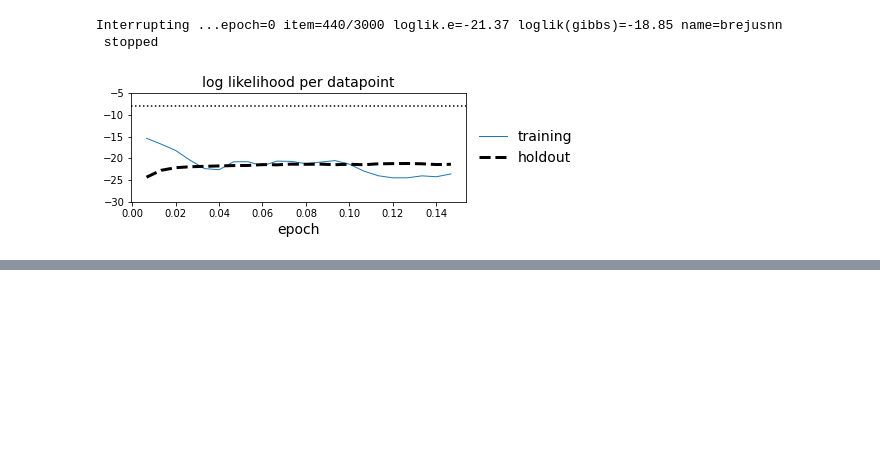
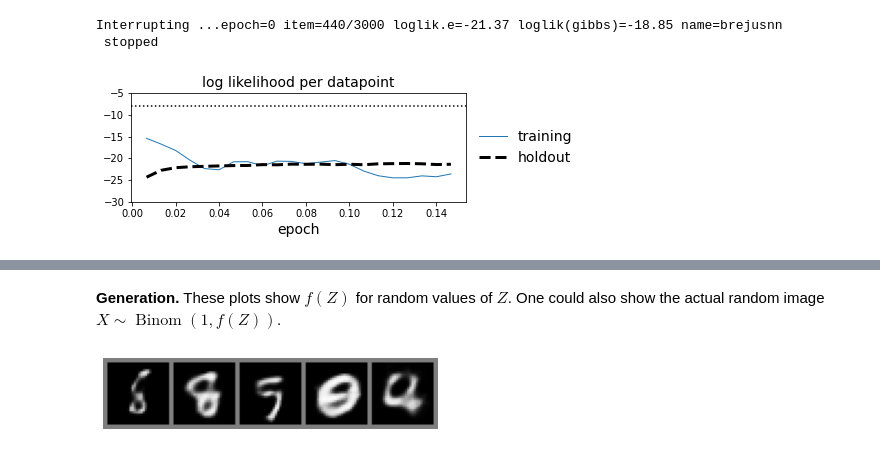
Before and after one commit to damonjw/datasci, a Jupyter notebook: nn.ipynb, the cells around one changed output, grey strips where cells are left out. Saved outputs shown, nothing was run; the diff lists cells and outputs as text; code cells hidden in the pictures; blank space fills up the shorter version.

```diff
--- a/nn.ipynb
+++ b/nn.ipynb
@@ -457,0 +566,13 @@ plt.show()
+# %% [markdown]
+**Generation.** These plots show $f(Z)$ for random values of $Z$. One could also show the actual random image $X\sim\operatorname{Binom}(1,f(Z))$.
+# %%
+with torch.no_grad():
+    z = torch.normal(mean=0.0, std=1.0, size=(5,model.f.d))
+    rx = model.f(z)
+
+imgs = torchvision.utils.make_grid(rx, nrow=5, pad_value=.5)
+plt.imshow(imgs.numpy().transpose((1,2,0)))
+plt.axis('off')
+plt.show()
+# %% [output]
+[figure, added]
```
Also changed, not shown: parts of 7 cells of this notebook.
